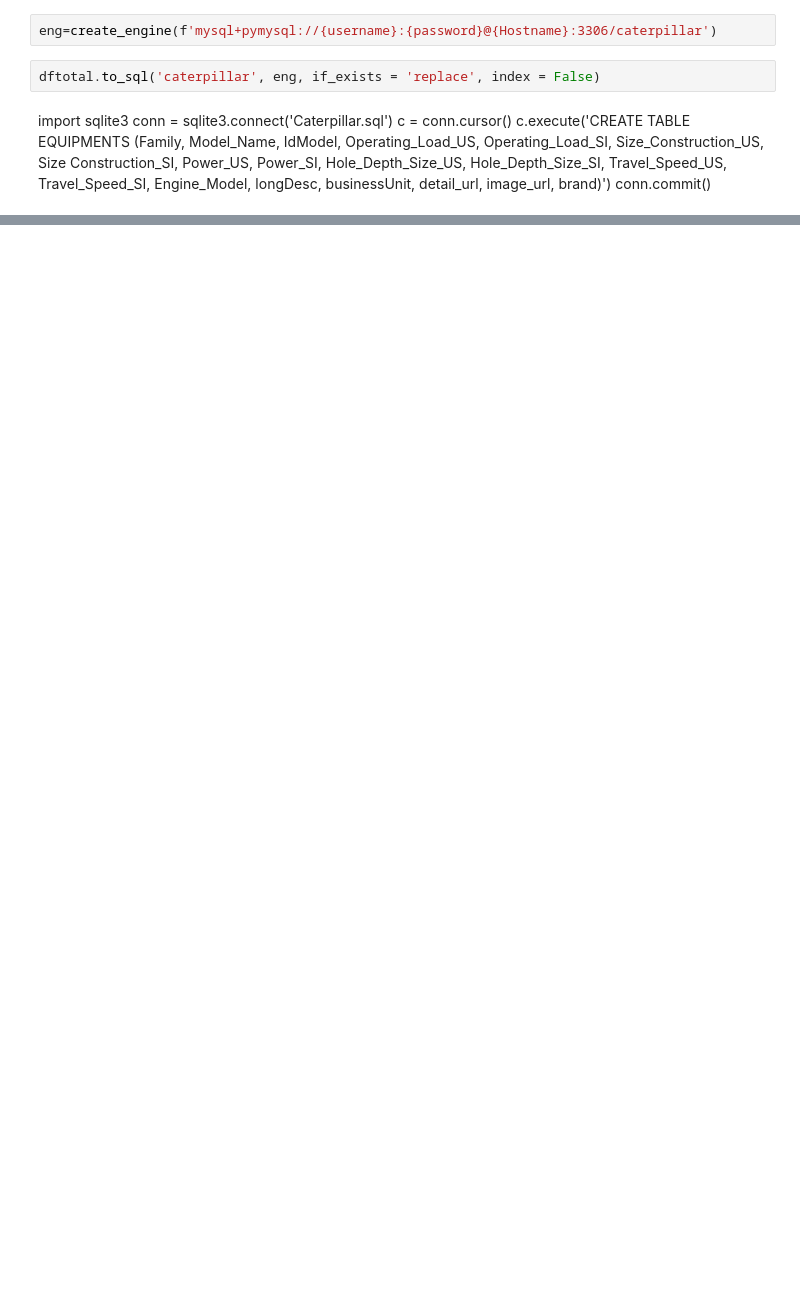
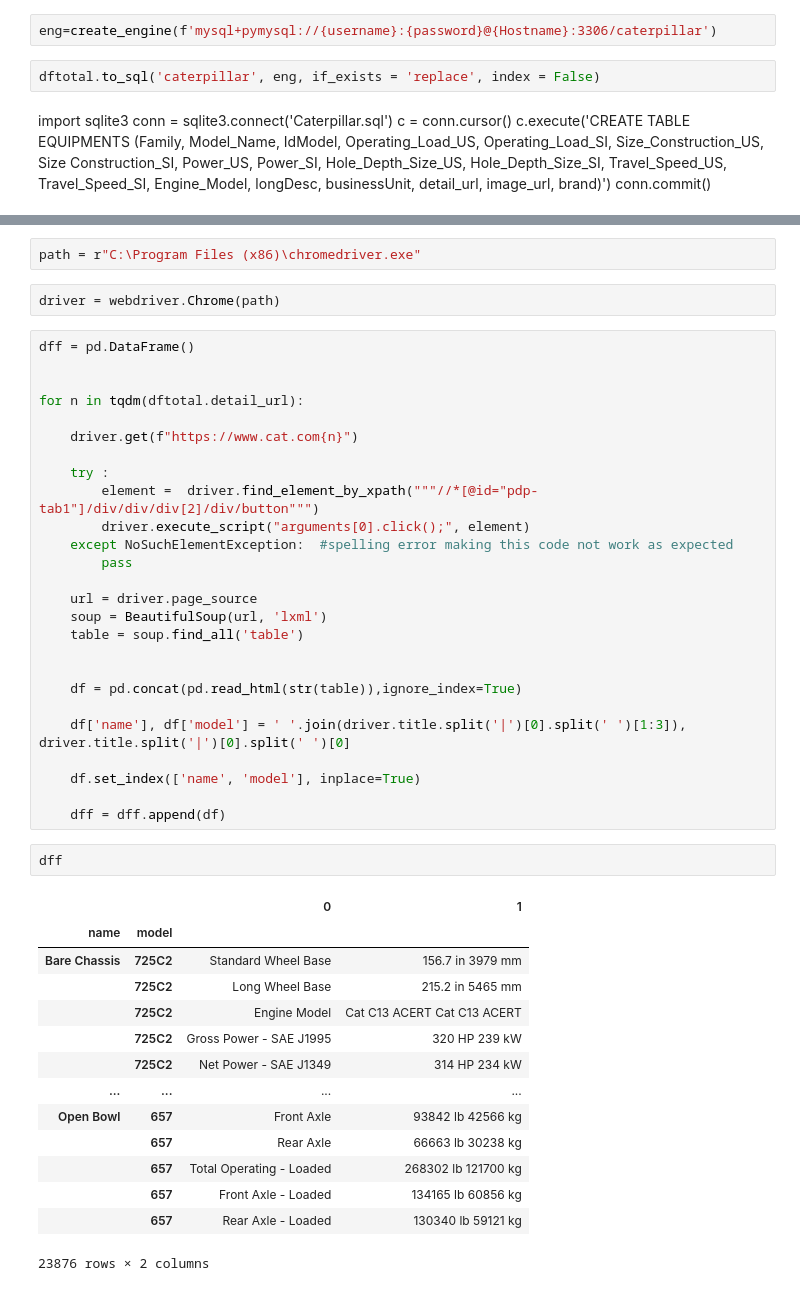
Before and after one commit to BrunaClo/Web-Scraping, a Jupyter notebook: Caterpillar.ipynb, the cells around one changed output, grey strips where cells are left out. Saved outputs shown, nothing was run; the diff lists cells and outputs as text; blank space fills up the shorter version.

```diff
--- a/Caterpillar.ipynb
+++ b/Caterpillar.ipynb
@@ -275,0 +443,47 @@ idmodel[0]
+# %%
+path = r"C:\Program Files (x86)\chromedriver.exe"
+# %%
+driver = webdriver.Chrome(path)
+# %%
+dff = pd.DataFrame()
+
+
+for n in tqdm(dftotal.detail_url):
+
+    driver.get(f"https://www.cat.com{n}")
+
+    try :
+        element =  driver.find_element_by_xpath("""//*[@id="pdp-tab1"]/div/div/div[2]/div/button""")
+        driver.execute_script("arguments[0].click();", element)
+    except NoSuchElementException:  #spelling error making this code not work as expected
+        pass
+
+    url = driver.page_source
+    soup = BeautifulSoup(url, 'lxml')
+    table = soup.find_all('table')
+
+
+    df = pd.concat(pd.read_html(str(table)),ignore_index=True)
+
+    df['name'], df['model'] = ' '.join(driver.title.split('|')[0].split(' ')[1:3]), driver.title.split('|')[0].split(' ')[0]
+
+    df.set_index(['name', 'model'], inplace=True)
+
+    dff = dff.append(df)
+# %%
+dff
+# %% [output]
+|  |  | 0 | 1 |
+| name | model |  |  |
+| Bare Chassis | 725C2 | Standard Wheel Base | 156.7 in 3979 mm |
+|  | 725C2 | Long Wheel Base | 215.2 in 5465 mm |
+|  | 725C2 | Engine Model | Cat C13 ACERT Cat C13 ACERT |
+|  | 725C2 | Gross Power - SAE J1995 | 320 HP 239 kW |
+|  | 725C2 | Net Power - SAE J1349 | 314 HP 234 kW |
+| ... | ... | ... | ... |
+| Open Bowl | 657 | Front Axle | 93842 lb 42566 kg |
+|  | 657 | Rear Axle | 66663 lb 30238 kg |
+|  | 657 | Total Operating - Loaded | 268302 lb 121700 kg |
+|  | 657 | Front Axle - Loaded | 134165 lb 60856 kg |
+|  | 657 | Rear Axle - Loaded | 130340 lb 59121 kg |
+23876 rows × 2 columns
```
Also changed, not shown: parts of 50 cells of this notebook.
